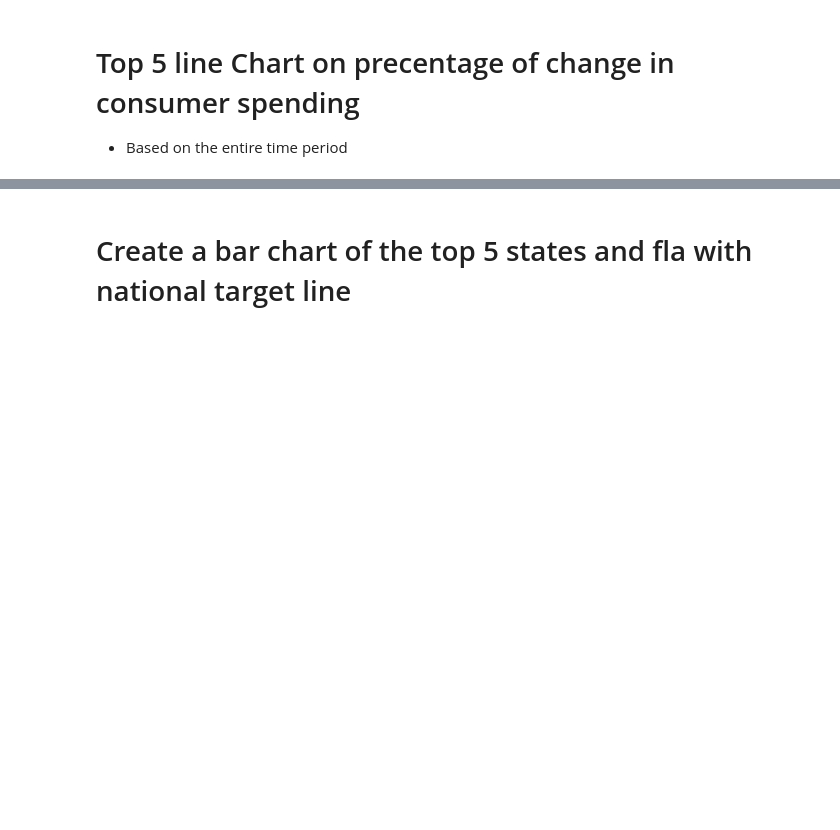
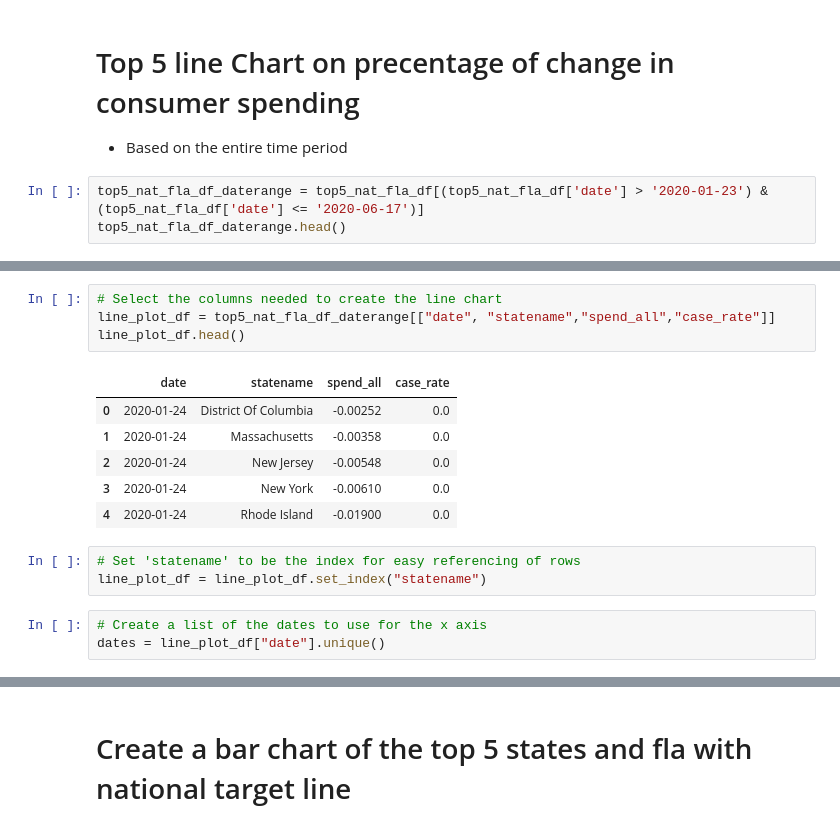
Before and after one commit to Starlinf/Project1, a Jupyter notebook: Project1_Combined.ipynb, the cells around one changed output, grey strips where cells are left out. Saved outputs shown, nothing was run; the diff lists cells and outputs as text; blank space fills up the shorter version.

```diff
--- a/Project1_Combined.ipynb
+++ b/Project1_Combined.ipynb
@@ -1370,3 +1379,6 @@ summary_df
 # %% [markdown]
 # Top 5 line Chart on precentage of change in consumer spending
 * Based on the entire time period
+# %%
+top5_nat_fla_df_daterange = top5_nat_fla_df[(top5_nat_fla_df['date'] > '2020-01-23') & (top5_nat_fla_df['date'] <= '2020-06-17')]
+top5_nat_fla_df_daterange.head()
@@ -1373,3 +1392,20 @@ summary_df
+# %%
+# Select the columns needed to create the line chart
+line_plot_df = top5_nat_fla_df_daterange[["date", "statename","spend_all","case_rate"]]
+line_plot_df.head()
+# %% [output]
+|  | date | statename | spend_all | case_rate |
+| 0 | 2020-01-24 | District Of Columbia | -0.00252 | 0.0 |
+| 1 | 2020-01-24 | Massachusetts | -0.00358 | 0.0 |
+| 2 | 2020-01-24 | New Jersey | -0.00548 | 0.0 |
+| 3 | 2020-01-24 | New York | -0.00610 | 0.0 |
+| 4 | 2020-01-24 | Rhode Island | -0.01900 | 0.0 |
+# %%
+# Set 'statename' to be the index for easy referencing of rows
+line_plot_df = line_plot_df.set_index("statename")
+# %%
+# Create a list of the dates to use for the x axis
+dates = line_plot_df["date"].unique()
 # %%
 # Set line chart size
 plt.figure(figsize=(15,8))
```
Also changed, not shown: parts of 23 cells of this notebook, 25 other files.
